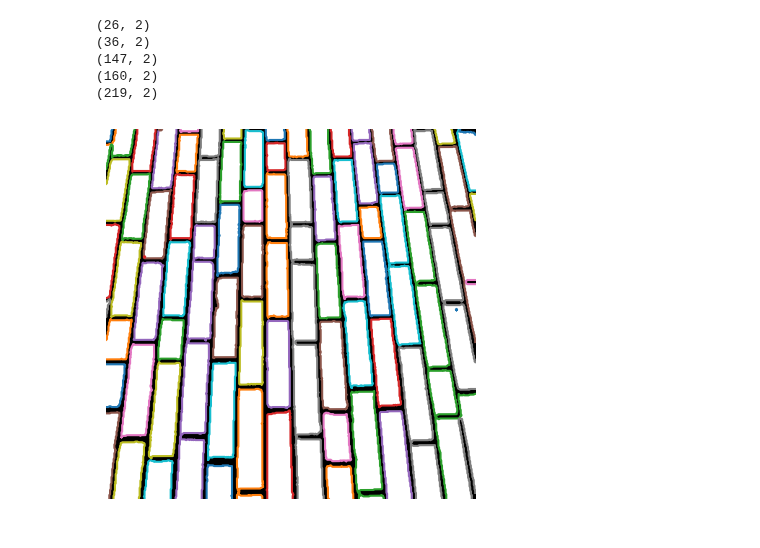
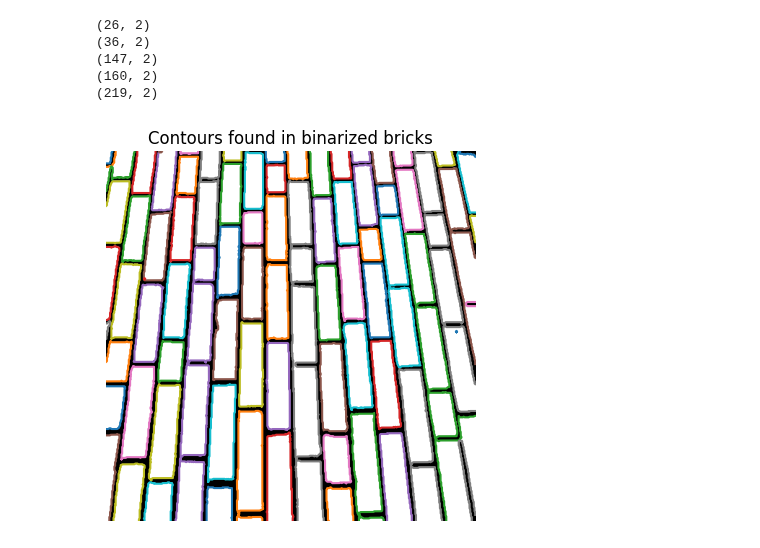
Before and after one commit to r-leyshon/image-processing, a Jupyter notebook: scikit-image/image-processing-with-skimage/04-segmentation.ipynb, the cells around one changed output. Drawn from its saved outputs; the diff is of its cells as text; code cells hidden in the pictures.

```diff
--- a/scikit-image/image-processing-with-skimage/04-segmentation.ipynb
+++ b/scikit-image/image-processing-with-skimage/04-segmentation.ipynb
@@ -56,9 +57,10 @@ for brick in brick_contours[0:5]:
 # %%
 plt.figure()
 for brick in brick_contours:
     plt.plot(brick[:,1], brick[:,0], linewidth=1.5)
 plt.imshow(binary_bricks, cmap="gray_r")
 plt.axis("off")
+plt.title("Contours found in binarized bricks")
 plt.show()
 # %% [output]
-[figure, old version]
+[figure, new version]
```
Also changed, not shown: parts of 3 cells of this notebook.
